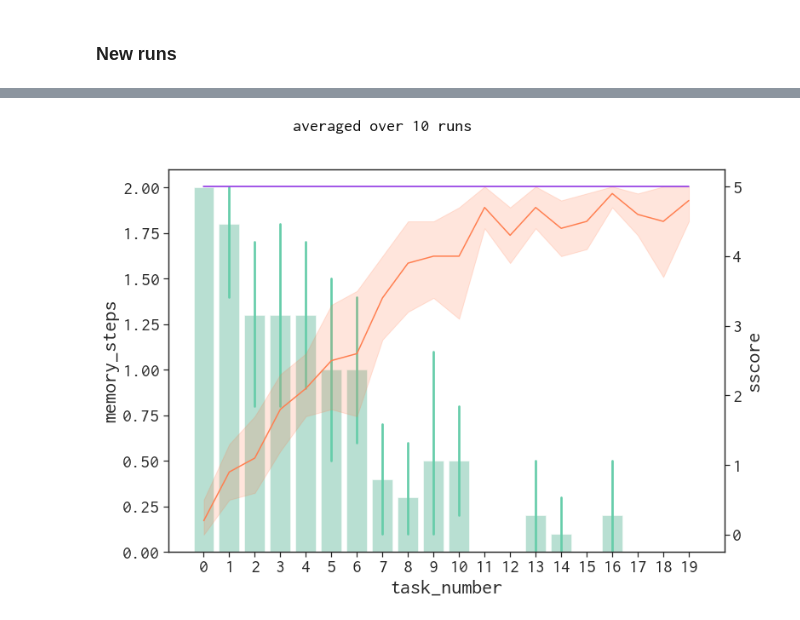
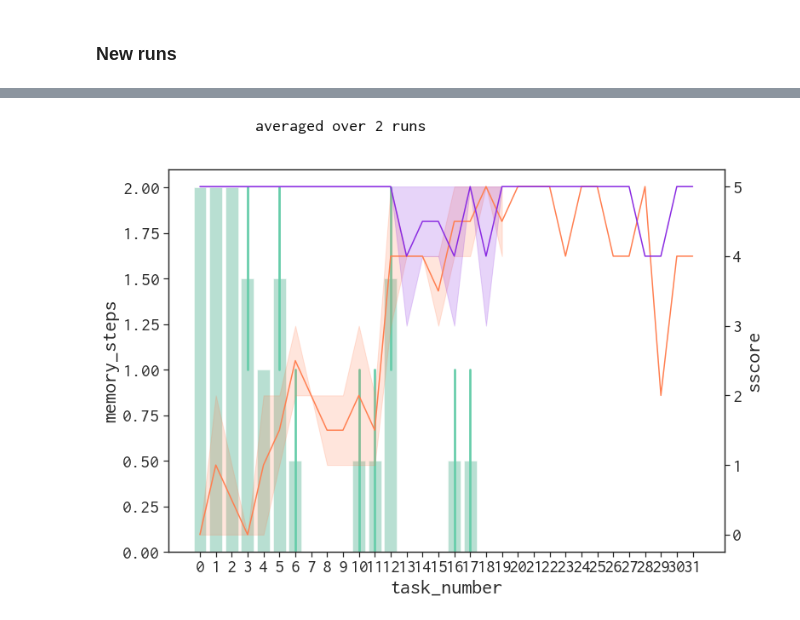
Before and after one commit to ComplexCollaborativeAgents/aileenOG, a Jupyter notebook: experiments/analysis/interactive-learning.ipynb, the cells around one changed output, grey strips where cells are left out. Saved outputs shown, nothing was run; the diff lists cells and outputs as text; code cells hidden in the pictures.

Commit message:
added action learning results

```diff
--- a/experiments/analysis/interactive-learning.ipynb
+++ b/experiments/analysis/interactive-learning.ipynb
@@ -53,4 +55,6 @@ spatial_dataset = convert_raw_data_to_dataframe_new(filelist)
-# %%
-plot_interactive_learning_results_new(spatial_dataset)
-# %% [output]
-[figure, removed]
+# %%
+filelist = (glob.glob("data/action/*.csv"))
+action_dataset = convert_raw_data_to_dataframe_new(filelist)
+plot_interactive_learning_results_new(action_dataset)
+# %% [output]
+[figure, added]
```
Also changed, not shown: parts of 3 cells of this notebook.
